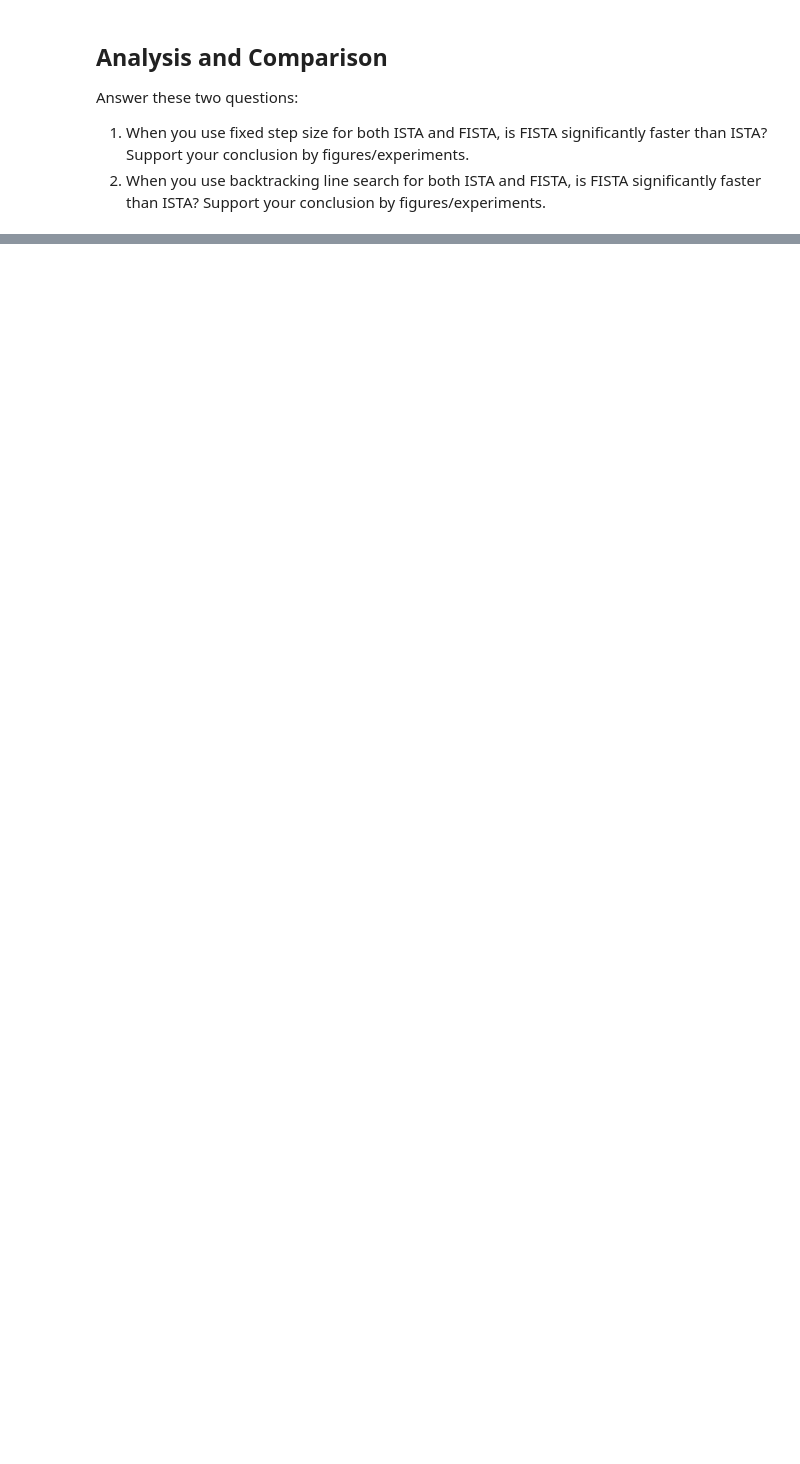
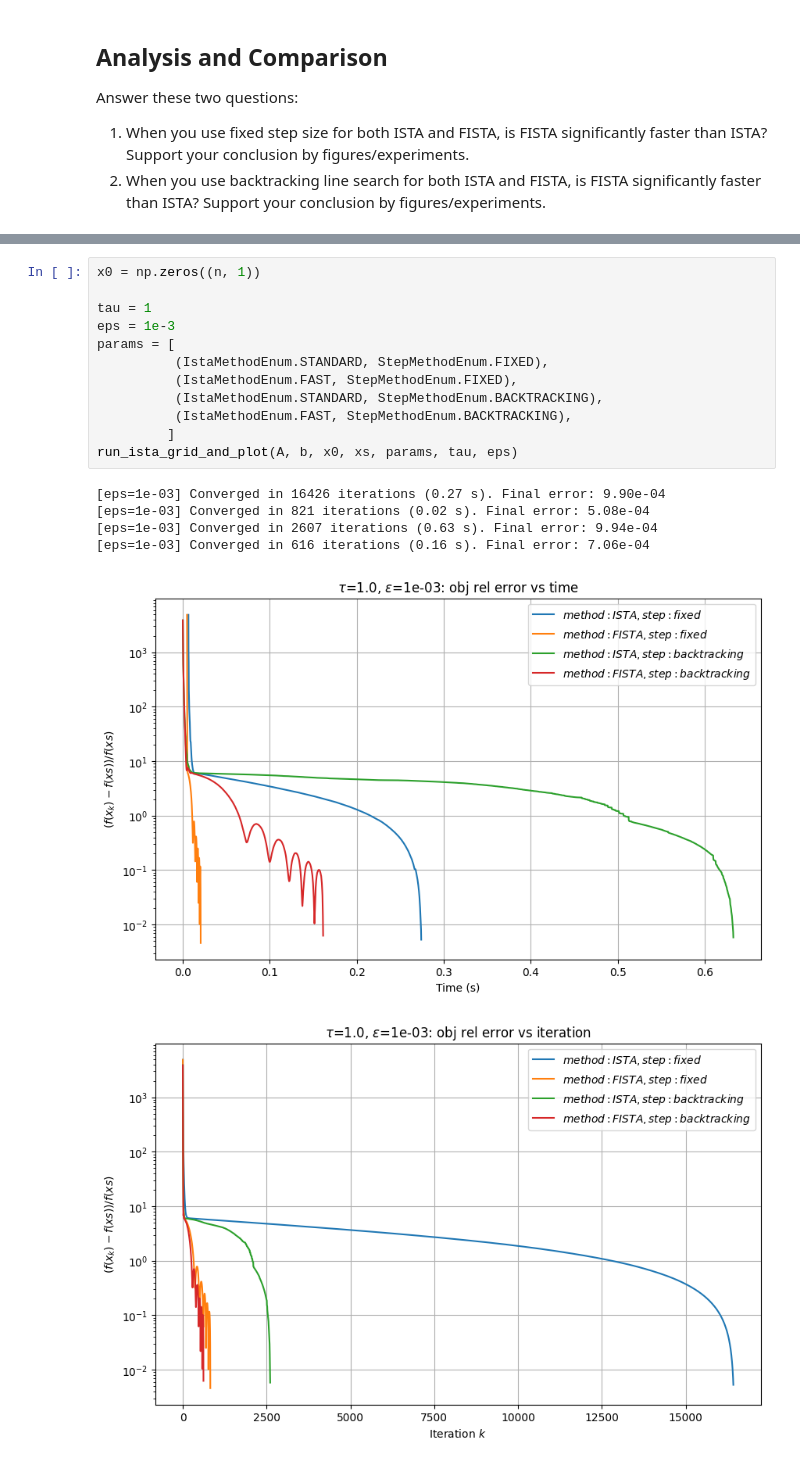
Before and after one commit to iangallagherm/mat258a, a Jupyter notebook: hw8/hw8.ipynb, the cells around one changed output, grey strips where cells are left out. Cells and saved outputs as stored; diff of their text form; blank space fills up the shorter version.

```diff
--- a/hw8/hw8.ipynb
+++ b/hw8/hw8.ipynb
@@ -284,0 +322,19 @@ than ISTA? Support your conclusion by figures/experiments.</li>
+# %%
+x0 = np.zeros((n, 1))
+
+tau = 1
+eps = 1e-3
+params = [
+          (IstaMethodEnum.STANDARD, StepMethodEnum.FIXED),
+          (IstaMethodEnum.FAST, StepMethodEnum.FIXED),
+          (IstaMethodEnum.STANDARD, StepMethodEnum.BACKTRACKING),
+          (IstaMethodEnum.FAST, StepMethodEnum.BACKTRACKING),
+         ]
+run_ista_grid_and_plot(A, b, x0, xs, params, tau, eps)
+# %% [output]
+[eps=1e-03] Converged in 16426 iterations (0.27 s). Final error: 9.90e-04
+[eps=1e-03] Converged in 821 iterations (0.02 s). Final error: 5.08e-04
+[eps=1e-03] Converged in 2607 iterations (0.63 s). Final error: 9.94e-04
+[eps=1e-03] Converged in 616 iterations (0.16 s). Final error: 7.06e-04
+[figure, added]
+[figure, added]
```
Also changed, not shown: parts of 7 cells of this notebook, 2 other files.
